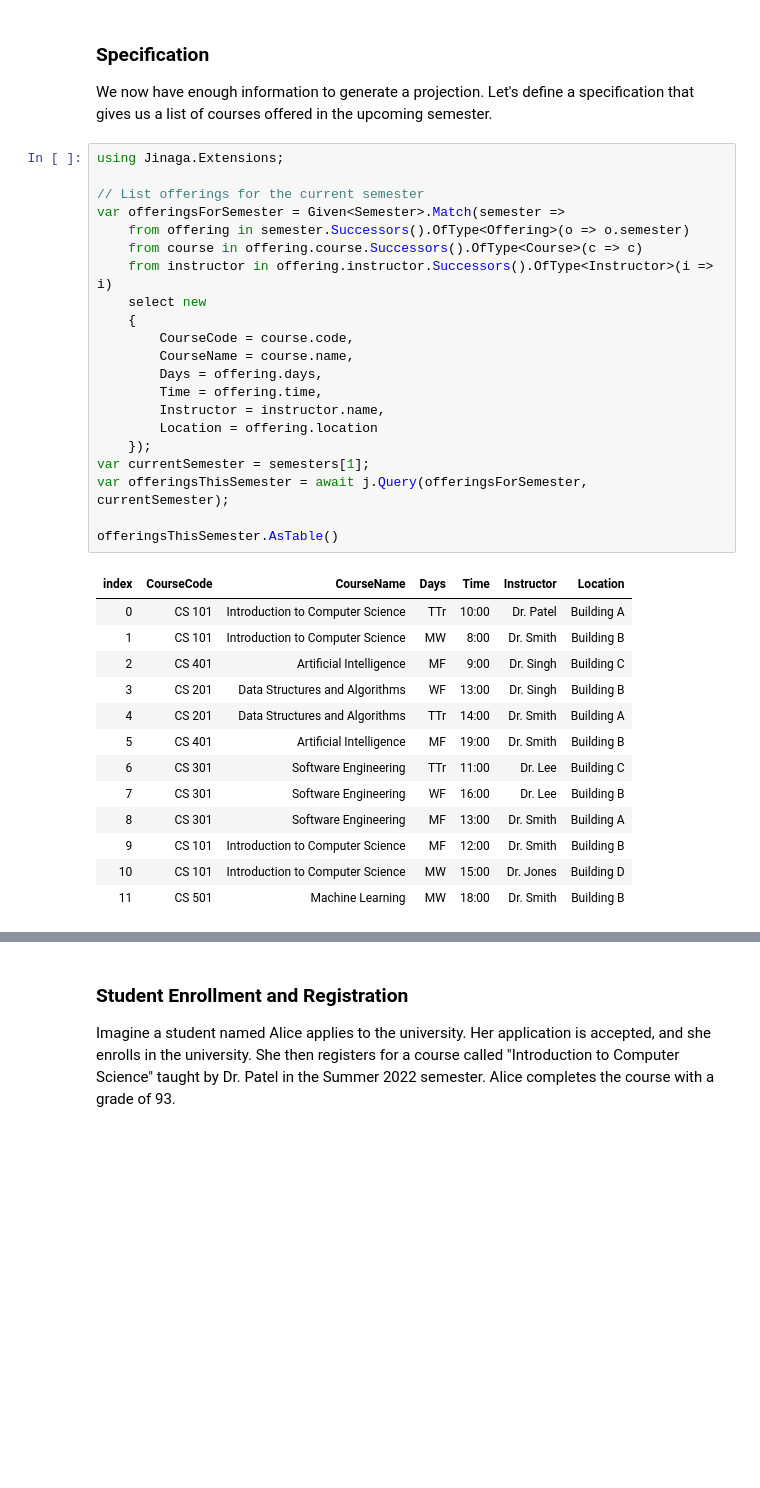
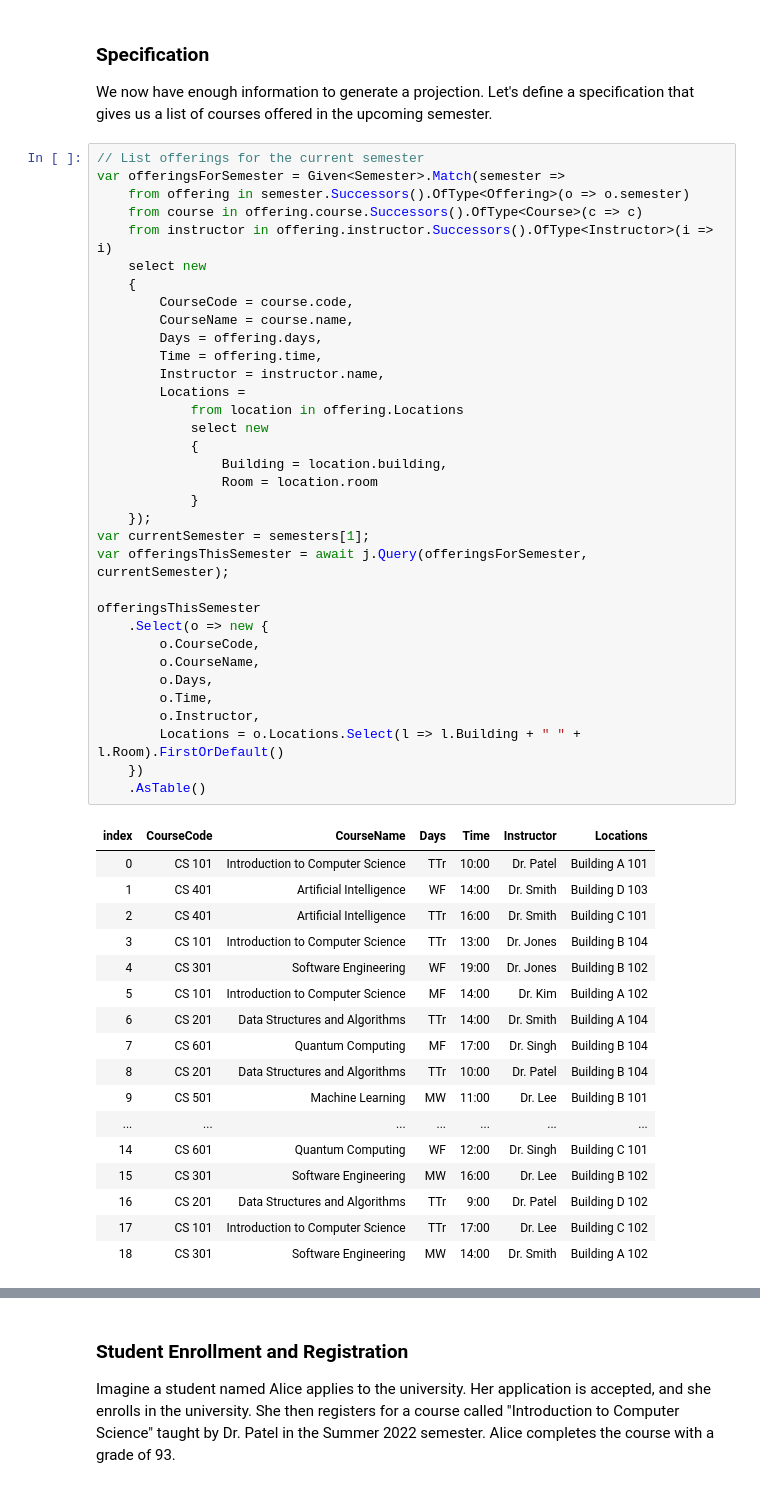
Before and after one commit to jinaga/university-system, a Jupyter notebook: notebooks/UniversityModel.ipynb, the cells around one changed output, grey strips where cells are left out. Saved outputs shown, nothing was run; the diff lists cells and outputs as text; blank space fills up the shorter version.

Commit message:
Allow an offering to be relocated

```diff
--- a/notebooks/UniversityModel.ipynb
+++ b/notebooks/UniversityModel.ipynb
@@ -167,38 +182,55 @@ for (int i = 0; i < 100; i++)
 
 We now have enough information to generate a projection. Let's define a specification that gives us a list of courses offered in the upcoming semester.
 # %%
-using Jinaga.Extensions;
-
 // List offerings for the current semester
 var offeringsForSemester = Given<Semester>.Match(semester =>
     from offering in semester.Successors().OfType<Offering>(o => o.semester)
     from course in offering.course.Successors().OfType<Course>(c => c)
     from instructor in offering.instructor.Successors().OfType<Instructor>(i => i)
     select new
     {
         CourseCode = course.code,
         CourseName = course.name,
         Days = offering.days,
         Time = offering.time,
         Instructor = instructor.name,
-        Location = offering.location
+        Locations =
+            from location in offering.Locations
+            select new
+            {
+                Building = location.building,
+                Room = location.room
+            }
     });
 var currentSemester = semesters[1];
 var offeringsThisSemester = await j.Query(offeringsForSemester, currentSemester);
 
-offeringsThisSemester.AsTable()
+offeringsThisSemester
+    .Select(o => new {
+        o.CourseCode,
+        o.CourseName,
+        o.Days,
+        o.Time,
+        o.Instructor,
+        Locations = o.Locations.Select(l => l.Building + " " + l.Room).FirstOrDefault()
+    })
+    .AsTable()
 # %% [output]
-| index | CourseCode | CourseName | Days | Time | Instructor | Location |
-| 0 | CS 101 | Introduction to Computer Science | TTr | 10:00 | Dr. Patel | Building A |
-| 1 | CS 101 | Introduction to Computer Science | MW | 8:00 | Dr. Smith | Building B |
-| 2 | CS 401 | Artificial Intelligence | MF | 9:00 | Dr. Singh | Building C |
-| 3 | CS 201 | Data Structures and Algorithms | WF | 13:00 | Dr. Singh | Building B |
-| 4 | CS 201 | Data Structures and Algorithms | TTr | 14:00 | Dr. Smith | Building A |
-| 5 | CS 401 | Artificial Intelligence | MF | 19:00 | Dr. Smith | Building B |
-| 6 | CS 301 | Software Engineering | TTr | 11:00 | Dr. Lee | Building C |
-| 7 | CS 301 | Software Engineering | WF | 16:00 | Dr. Lee | Building B |
-| 8 | CS 301 | Software Engineering | MF | 13:00 | Dr. Smith | Building A |
-| 9 | CS 101 | Introduction to Computer Science | MF | 12:00 | Dr. Smith | Building B |
-| 10 | CS 101 | Introduction to Computer Science | MW | 15:00 | Dr. Jones | Building D |
-| 11 | CS 501 | Machine Learning | MW | 18:00 | Dr. Smith | Building B |
+| index | CourseCode | CourseName | Days | Time | Instructor | Locations |
+| 0 | CS 101 | Introduction to Computer Science | TTr | 10:00 | Dr. Patel | Building A 101 |
+| 1 | CS 401 | Artificial Intelligence | WF | 14:00 | Dr. Smith | Building D 103 |
+| 2 | CS 401 | Artificial Intelligence | TTr | 16:00 | Dr. Smith | Building C 101 |
+| 3 | CS 101 | Introduction to Computer Science | TTr | 13:00 | Dr. Jones | Building B 104 |
+| 4 | CS 301 | Software Engineering | WF | 19:00 | Dr. Jones | Building B 102 |
+| 5 | CS 101 | Introduction to Computer Science | MF | 14:00 | Dr. Kim | Building A 102 |
+| 6 | CS 201 | Data Structures and Algorithms | TTr | 14:00 | Dr. Smith | Building A 104 |
+| 7 | CS 601 | Quantum Computing | MF | 17:00 | Dr. Singh | Building B 104 |
+| 8 | CS 201 | Data Structures and Algorithms | TTr | 10:00 | Dr. Patel | Building B 104 |
+| 9 | CS 501 | Machine Learning | MW | 11:00 | Dr. Lee | Building B 101 |
+| ... | ... | ... | ... | ... | ... | ... |
+| 14 | CS 601 | Quantum Computing | WF | 12:00 | Dr. Singh | Building C 101 |
+| 15 | CS 301 | Software Engineering | MW | 16:00 | Dr. Lee | Building B 102 |
+| 16 | CS 201 | Data Structures and Algorithms | TTr | 9:00 | Dr. Patel | Building D 102 |
+| 17 | CS 101 | Introduction to Computer Science | TTr | 17:00 | Dr. Lee | Building C 102 |
+| 18 | CS 301 | Software Engineering | MW | 14:00 | Dr. Smith | Building A 102 |
 # %% [markdown]
```
Also changed, not shown: parts of 21 cells of this notebook.
